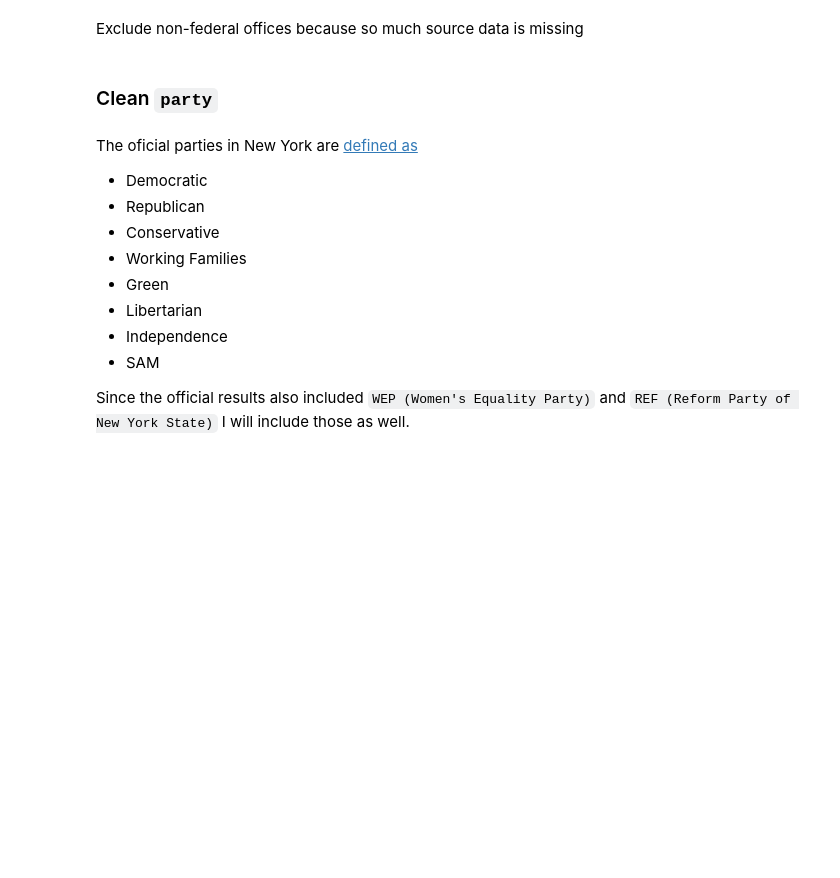
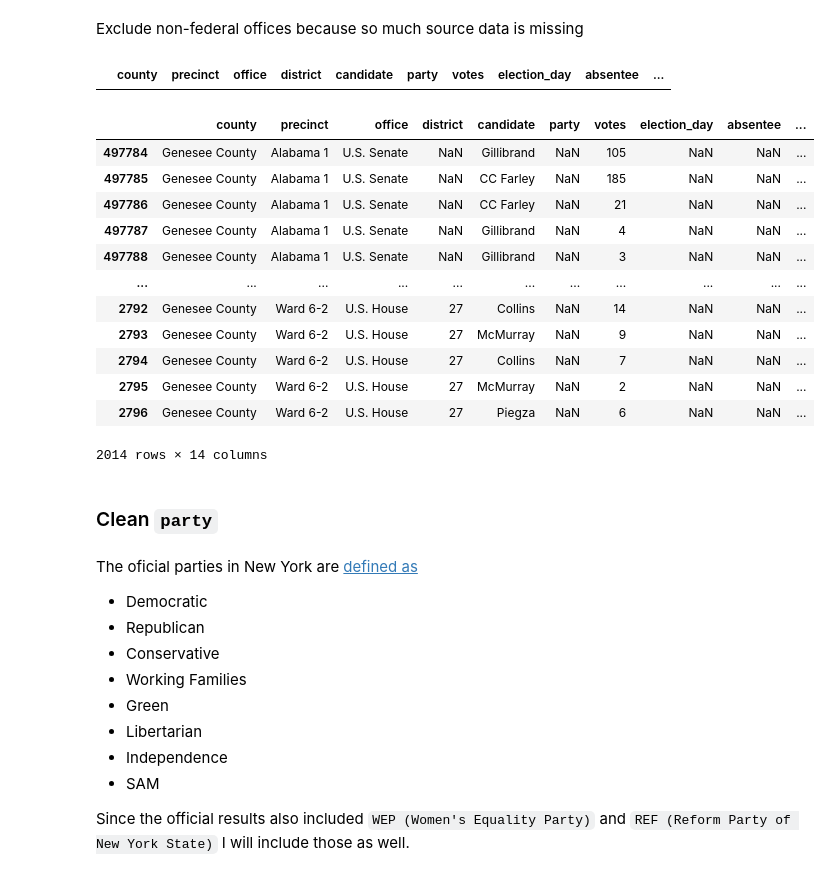
Before and after one commit to baxterdemers/precinct_matching_framework, a Jupyter notebook: pivot_results.ipynb, the cells around one changed output. Cells and saved outputs as stored; diff of their text form; code cells hidden in the pictures; blank space fills up the shorter version.

```diff
--- a/pivot_results.ipynb
+++ b/pivot_results.ipynb
@@ -40,8 +29,9 @@ def remove_commas(df, col_lst):
     """
     for col in col_lst:
         if df.dtypes[col] == "object":
-            df[col] = df[col].map(lambda s: s.replace(",", ""))
+            df[col] = df[col].map(lambda s: str(s).replace(",", ""))
         df = df.astype({col: "float"})
+        df[col] = df[col].fillna(0)
         df = df.astype({col: "int64"})
     return df
 
@@ -180,5 +218,5 @@ df_Saratoga = pd.read_csv('data/county_precinct_election_results_oe/20181106__ny
 df_Schuyler = pd.read_csv('data/county_precinct_election_results_oe/20181106__ny__general__schuyler__precinct.csv')
 df_Suffolk = pd.read_csv('data/county_precinct_election_results_oe/20181106__ny__general__suffolk__precinct.csv')
 # %%
-county_lst = ['Allegany', 'Genesee', 'Niagara', 'Orange', 'Saratoga', 'Schuyler', 'Suffolk']
-county_df_lst = [df_Allegany, df_Genesee, df_Niagara, df_Orange, df_Saratoga, df_Schuyler,df_Suffolk]
+county_lst = ['Allegany', 'Genesee', 'Niagara', 'Saratoga', 'Schuyler', 'Suffolk']
+county_df_lst = [df_Allegany, df_Genesee, df_Niagara, df_Saratoga, df_Schuyler,df_Suffolk]
@@ -252,3 +289,5 @@ Name: office, dtype: object
 Exclude non-federal offices because so much source data is missing
 # %%
 df = df[df.office.isin(federal_offices)]
+# %%
+df_cleaned_offices = df.copy()
@@ -255,3 +297,23 @@ df = df[df.office.isin(federal_offices)]
+# %%
+df.loc[(df.county=='Genesee County') & (df.candidate=='Gillibrand')]
+# %% [output]
+|  | county | precinct | office | district | candidate | party | votes | election_day | absentee | ... |
+# %%
+df_cleaned_offices[(df_cleaned_offices.county=='Genesee County') & df_cleaned_offices.party.isna()]
+# %% [output]
+|  | county | precinct | office | district | candidate | party | votes | election_day | absentee | ... |
+| 497784 | Genesee County | Alabama 1 | U.S. Senate | NaN | Gillibrand | NaN | 105 | NaN | NaN | ... |
+| 497785 | Genesee County | Alabama 1 | U.S. Senate | NaN | CC Farley | NaN | 185 | NaN | NaN | ... |
+| 497786 | Genesee County | Alabama 1 | U.S. Senate | NaN | CC Farley | NaN | 21 | NaN | NaN | ... |
+| 497787 | Genesee County | Alabama 1 | U.S. Senate | NaN | Gillibrand | NaN | 4 | NaN | NaN | ... |
+| 497788 | Genesee County | Alabama 1 | U.S. Senate | NaN | Gillibrand | NaN | 3 | NaN | NaN | ... |
+| ... | ... | ... | ... | ... | ... | ... | ... | ... | ... | ... |
+| 2792 | Genesee County | Ward 6-2 | U.S. House | 27 | Collins | NaN | 14 | NaN | NaN | ... |
+| 2793 | Genesee County | Ward 6-2 | U.S. House | 27 | McMurray | NaN | 9 | NaN | NaN | ... |
+| 2794 | Genesee County | Ward 6-2 | U.S. House | 27 | Collins | NaN | 7 | NaN | NaN | ... |
+| 2795 | Genesee County | Ward 6-2 | U.S. House | 27 | McMurray | NaN | 2 | NaN | NaN | ... |
+| 2796 | Genesee County | Ward 6-2 | U.S. House | 27 | Piegza | NaN | 6 | NaN | NaN | ... |
+2014 rows × 14 columns
 # %% [markdown]
 ### Clean `party`
 # %% [markdown]
```
Also changed, not shown: parts of 90 cells of this notebook, 5 other files.
